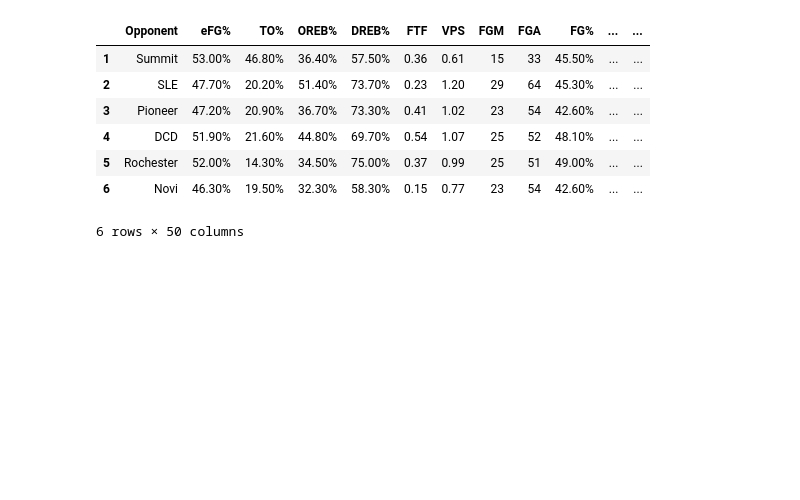
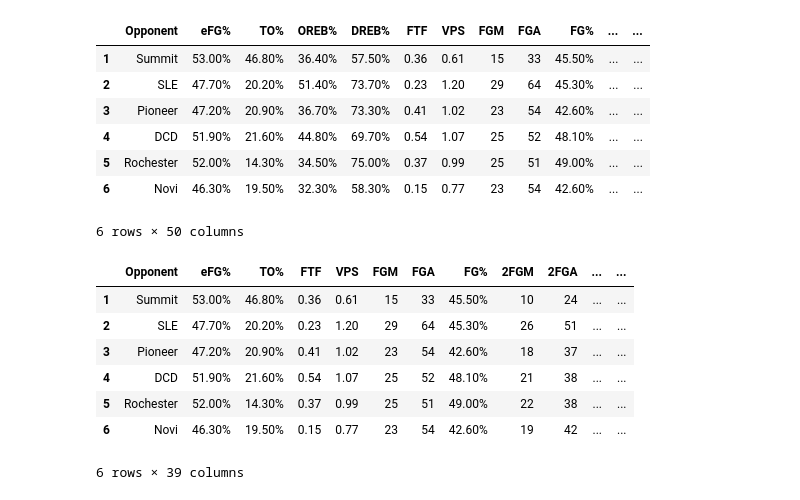
Before and after one commit to GabeOliveira04/PlaySmart-v2, a Jupyter notebook: Game Analysis/All Games Analysis/Total Game Analysis/All Games Analysis.ipynb, the cells around one changed output. Cells and saved outputs as stored; diff of their text form; code cells hidden in the pictures; blank space fills up the shorter version.

```diff
--- a/Game Analysis/All Games Analysis/Total Game Analysis/All Games Analysis.ipynb
+++ b/Game Analysis/All Games Analysis/Total Game Analysis/All Games Analysis.ipynb
@@ -9,10 +9,10 @@ Rochester = pd.read_csv("Rochester_game_data.csv")
 SLE = pd.read_csv("SLE_game_data.csv")
 Summit = pd.read_csv("Summit_game_data.csv")
 # %%
-Total = pd.concat([Summit, SLE, Pioneer, DCD, Rochester, Novi])
-Total.index = range(1, (len(Total)+1))
-Total.rename(columns = {"Period": "Opponent"}, inplace = True)
-Total
+Games = pd.concat([Summit, SLE, Pioneer, DCD, Rochester, Novi])
+Games.index = range(1, (len(Games)+1))
+Games.rename(columns = {"Period": "Opponent"}, inplace = True)
+Games
 # %% [output]
 |  | Opponent | eFG% | TO% | OREB% | DREB% | FTF | VPS | FGM | FGA | FG% | ... | ... |
 | 1 | Summit | 53.00% | 46.80% | 36.40% | 57.50% | 0.36 | 0.61 | 15 | 33 | 45.50% | ... | ... |
@@ -22,3 +22,15 @@ Total
 | 5 | Rochester | 52.00% | 14.30% | 34.50% | 75.00% | 0.37 | 0.99 | 25 | 51 | 49.00% | ... | ... |
 | 6 | Novi | 46.30% | 19.50% | 32.30% | 58.30% | 0.15 | 0.77 | 23 | 54 | 42.60% | ... | ... |
 6 rows × 50 columns
+# %%
+Games = Games.drop(["OREB%", "DREB%", "OREB%.1", "DREB%.1", "eFG%.1", "TP", "PPG", "TO%.1", "SLOB%", "BLOB%", "CHG"], axis = 1)
+Games
+# %% [output]
+|  | Opponent | eFG% | TO% | FTF | VPS | FGM | FGA | FG% | 2FGM | 2FGA | ... | ... |
+| 1 | Summit | 53.00% | 46.80% | 0.36 | 0.61 | 15 | 33 | 45.50% | 10 | 24 | ... | ... |
+| 2 | SLE | 47.70% | 20.20% | 0.23 | 1.20 | 29 | 64 | 45.30% | 26 | 51 | ... | ... |
+| 3 | Pioneer | 47.20% | 20.90% | 0.41 | 1.02 | 23 | 54 | 42.60% | 18 | 37 | ... | ... |
+| 4 | DCD | 51.90% | 21.60% | 0.54 | 1.07 | 25 | 52 | 48.10% | 21 | 38 | ... | ... |
+| 5 | Rochester | 52.00% | 14.30% | 0.37 | 0.99 | 25 | 51 | 49.00% | 22 | 38 | ... | ... |
+| 6 | Novi | 46.30% | 19.50% | 0.15 | 0.77 | 23 | 54 | 42.60% | 19 | 42 | ... | ... |
+6 rows × 39 columns
```
Also changed, not shown: parts of 6 cells of this notebook.
